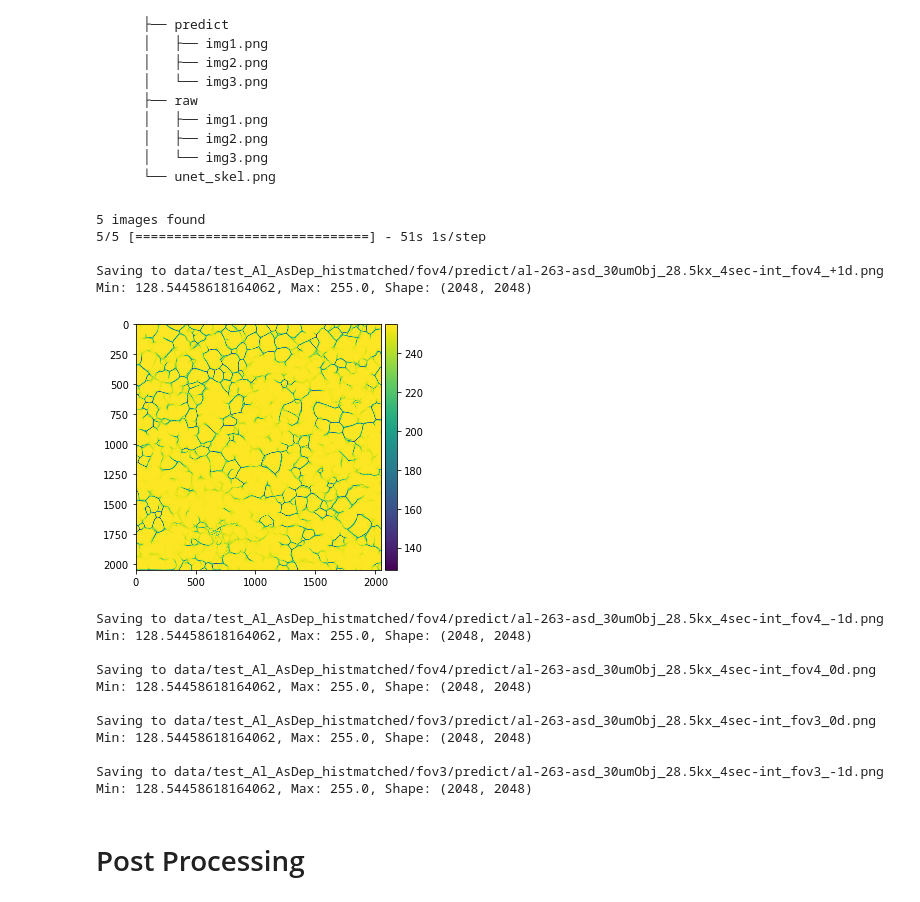
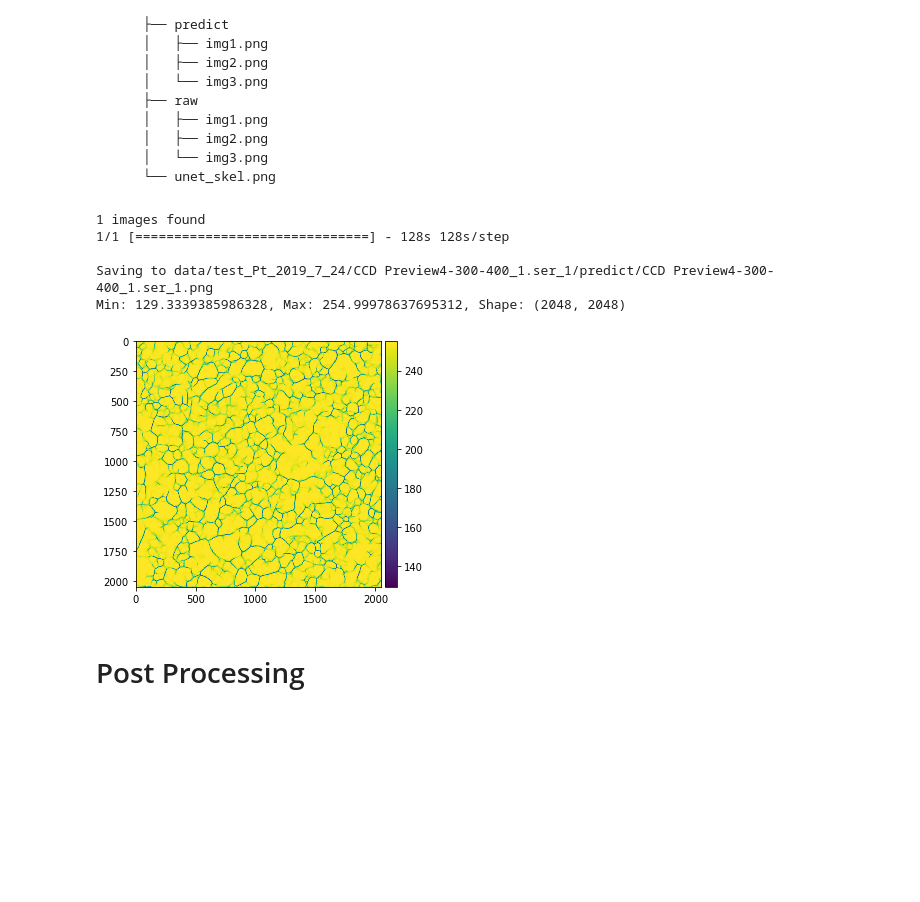
Before and after one commit to xkstein/Grain-U-Net, a Jupyter notebook: main.ipynb, the cells around one changed output. Drawn from its saved outputs; the diff is of its cells as text; code cells hidden in the pictures; blank space fills up the shorter version.

```diff
--- a/main.ipynb
+++ b/main.ipynb
@@ -183,51 +163,40 @@ from src import get_unet, image_generator
 import numpy as np
 
 target_size = (2048,2048)             ### change
-test_dir = Path('data/test_Al_AsDep_histmatched/')
+test_dir = Path('data/test_Pt_2019_7_24/')
 
 paths = list(test_dir.glob('*/raw/*.tif'))
 print(f'{len(paths)} images found')
 img_gen = image_generator(paths, target_size=target_size)
 
 model = get_unet(input_size=(target_size + (1,)))      ### change to get_unet_dice
 model.load_weights("unet_grain_nouveaux_pretune.hdf5")
 results = 255 * model.predict(img_gen, steps=len(paths), verbose=1)
 
 assert len(paths) == len(results), 'Not all the files ran'
 
 for ind, path in enumerate(paths):
     save_dir = path.parents[1] / 'predict'
     if not save_dir.is_dir():
         print('made dir')
         save_dir.mkdir()
 
     save_path = save_dir / path.with_suffix('.png').name
     result = results[ind, :, :, 0]
 
     print(f"\nSaving to {save_path}")
     print(f"Min: {np.min(result)}, Max: {np.max(result)}, Shape: {result.shape}")
     io.imsave(save_path, result.astype('uint8'))
     if ind == 0:
         io.imshow(result)
         io.show()
 # %% [output]
-5 images found
-5/5 [==============================] - 51s 1s/step
+1 images found
+1/1 [==============================] - 128s 128s/step
 
-Saving to data/test_Al_AsDep_histmatched/fov4/predict/al-263-asd_30umObj_28.5kx_4sec-int_fov4_+1d.png
-Min: 128.54458618164062, Max: 255.0, Shape: (2048, 2048)
+Saving to data/test_Pt_2019_7_24/CCD Preview4-300-400_1.ser_1/predict/CCD Preview4-300-400_1.ser_1.png
+Min: 129.3339385986328, Max: 254.99978637695312, Shape: (2048, 2048)
-[figure, old version]
+[figure, new version]
-Saving to data/test_Al_AsDep_histmatched/fov4/predict/al-263-asd_30umObj_28.5kx_4sec-int_fov4_-1d.png
-Min: 128.54458618164062, Max: 255.0, Shape: (2048, 2048)
-
-Saving to data/test_Al_AsDep_histmatched/fov4/predict/al-263-asd_30umObj_28.5kx_4sec-int_fov4_0d.png
-Min: 128.54458618164062, Max: 255.0, Shape: (2048, 2048)
-
-Saving to data/test_Al_AsDep_histmatched/fov3/predict/al-263-asd_30umObj_28.5kx_4sec-int_fov3_0d.png
-Min: 128.54458618164062, Max: 255.0, Shape: (2048, 2048)
-
-Saving to data/test_Al_AsDep_histmatched/fov3/predict/al-263-asd_30umObj_28.5kx_4sec-int_fov3_-1d.png
-Min: 128.54458618164062, Max: 255.0, Shape: (2048, 2048)
 # %% [markdown]
 # Post Processing
 # %%
```
Also changed, not shown: parts of 7 cells of this notebook, 7 other files.
